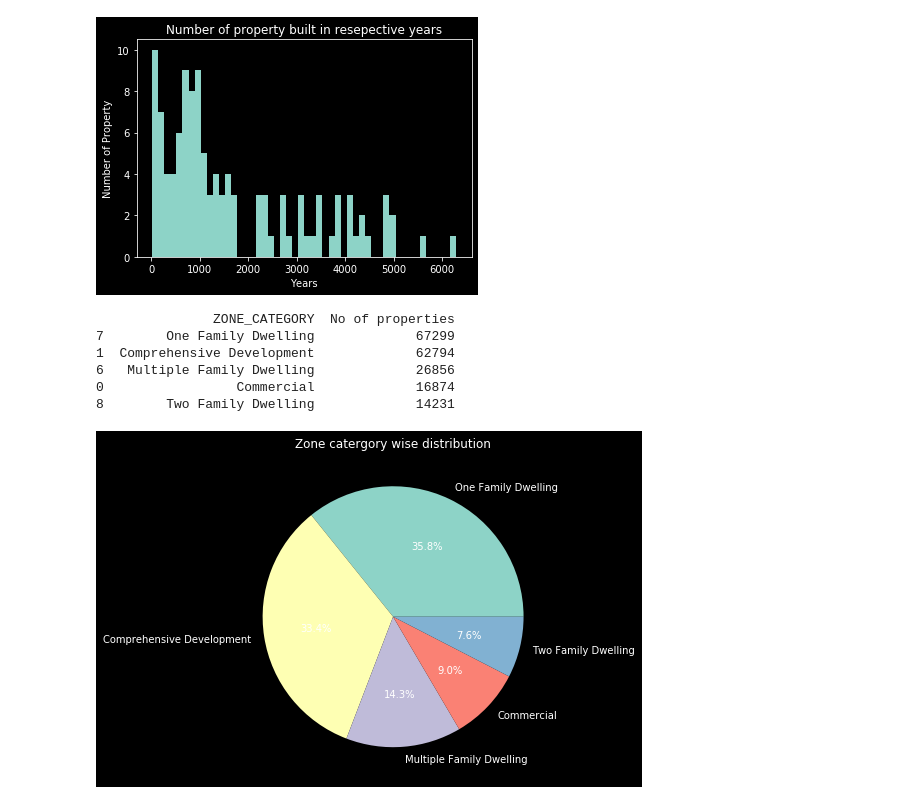
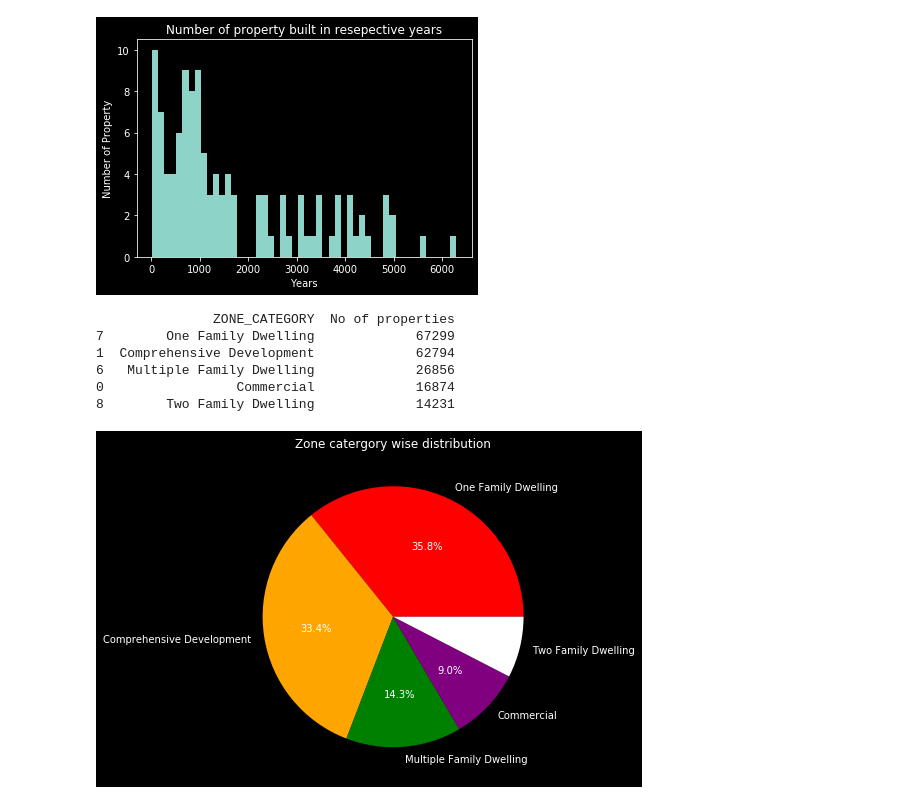
Before and after one commit to mrinaligupta255/Python-Libraries-for-Data-Science, a Jupyter notebook: matplotlib_for_data_science.ipynb, the cells around one changed output. Saved outputs shown, nothing was run; the diff lists cells and outputs as text; code cells hidden in the pictures.

```diff
--- a/matplotlib_for_data_science.ipynb
+++ b/matplotlib_for_data_science.ipynb
@@ -103,29 +103,29 @@ plt.show()
 # %%
 ##Pie Chart
 
 zone=df[(df.ZONE_CATEGORY.notnull())]
 zone_grouped=zone.groupby('ZONE_CATEGORY',as_index=False)['PID'].count().rename(columns={'PID':'No of properties'})
 zone_grouped=zone_grouped.sort_values(by='No of properties')
 #taking top 5 %
 zone_grouped=zone_grouped.nlargest(n=5,columns='No of properties')
 print(zone_grouped)
 
 #getting percentage of every Zone_category
 total_property=zone_grouped['No of properties'].sum()
 percentage_property=zone_grouped['No of properties']*100/total_property
 categories=zone_grouped.ZONE_CATEGORY
 
 plt.figure(figsize=(6,6))
-colours=['red','orange','green','yellow','pink','blue','purple','white','black']
+colours=['red','orange','green','purple','white']
 
-plt.pie(percentage_property,labels=categories,autopct = '%1.1f%%')
+plt.pie(percentage_property,labels=categories,autopct = '%1.1f%%',colors=colours)
 plt.title('Zone catergory wise distribution')
 plt.show()
 # %% [output]
                ZONE_CATEGORY  No of properties
 7        One Family Dwelling             67299
 1  Comprehensive Development             62794
 6   Multiple Family Dwelling             26856
 0                 Commercial             16874
 8        Two Family Dwelling             14231
-[figure, old version]
+[figure, new version]
```
